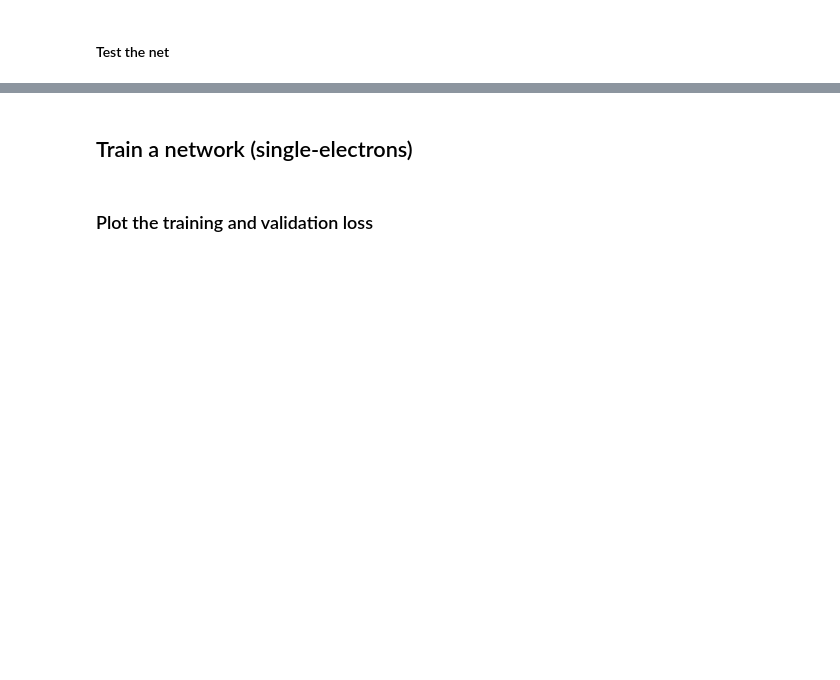
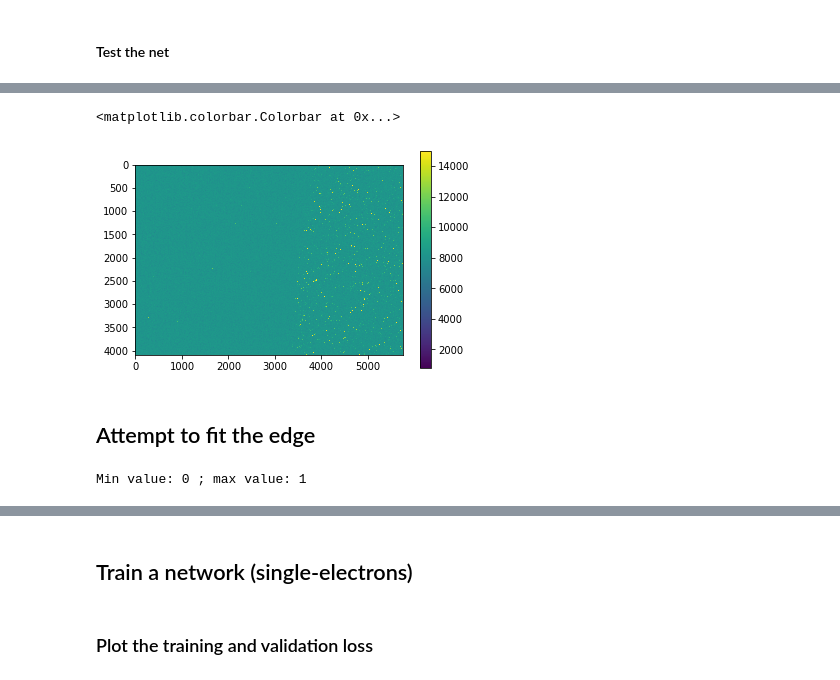
Before and after one commit to jerenner/emsim, a Jupyter notebook: emsim.ipynb, the cells around one changed output, grey strips where cells are left out. Saved outputs shown, nothing was run; the diff lists cells and outputs as text; code cells hidden in the pictures; blank space fills up the shorter version.

```diff
--- a/emsim.ipynb
+++ b/emsim.ipynb
@@ -285,0 +297,42 @@ prob
+# %%
+# From https://stackoverflow.com/questions/1035340/reading-binary-file-and-looping-over-each-byte
+def bytes_from_file(filename, chunksize=4):
+    with open(filename, "rb") as f:
+        while True:
+            chunk = f.read(chunksize)
+            if chunk:
+                yield struct.unpack('@I', chunk)[0]
+            else:
+                break
+# %%
+datfile = "/home/jrenner/local/data/electronsim/stack_1.dat"
+freader = iter(bytes_from_file(datfile))
+# %%
+img = []
+for i in range(5760*4092):
+    img.append(next(freader))
+img = np.array(img)
+# %%
+# Prepare for input to a NN
+img_data = img.reshape([4092,5760])
+# %%
+#plt.imshow(np.log(img.reshape([5760,4092])),vmin=9.5,vmax=10.5)
+#plt.imshow(img.reshape([5760,4092])[-100:,0:100],vmin=750,vmax=10000)
+plt.imshow(img_data,interpolation='none',vmin=750,vmax=15000)
+plt.colorbar()
+# %% [output]
+<matplotlib.colorbar.Colorbar at 0x...>
+[figure, added]
+# %% [markdown]
+## Attempt to fit the edge
+# %%
+noise_th = 750*12
+max_th = 751*12
+fit_img = np.copy(img_data)
+fit_img[fit_img < noise_th] = 0
+fit_img[fit_img >= noise_th] = max_th
+fit_img = fit_img/np.max(fit_img)
+fit_img = np.array(fit_img,dtype=np.uint8)
+print("Min value:",np.min(fit_img),"; max value:",np.max(fit_img))
+# %% [output]
+Min value: 0 ; max value: 1
```
Also changed, not shown: parts of 34 cells of this notebook.
